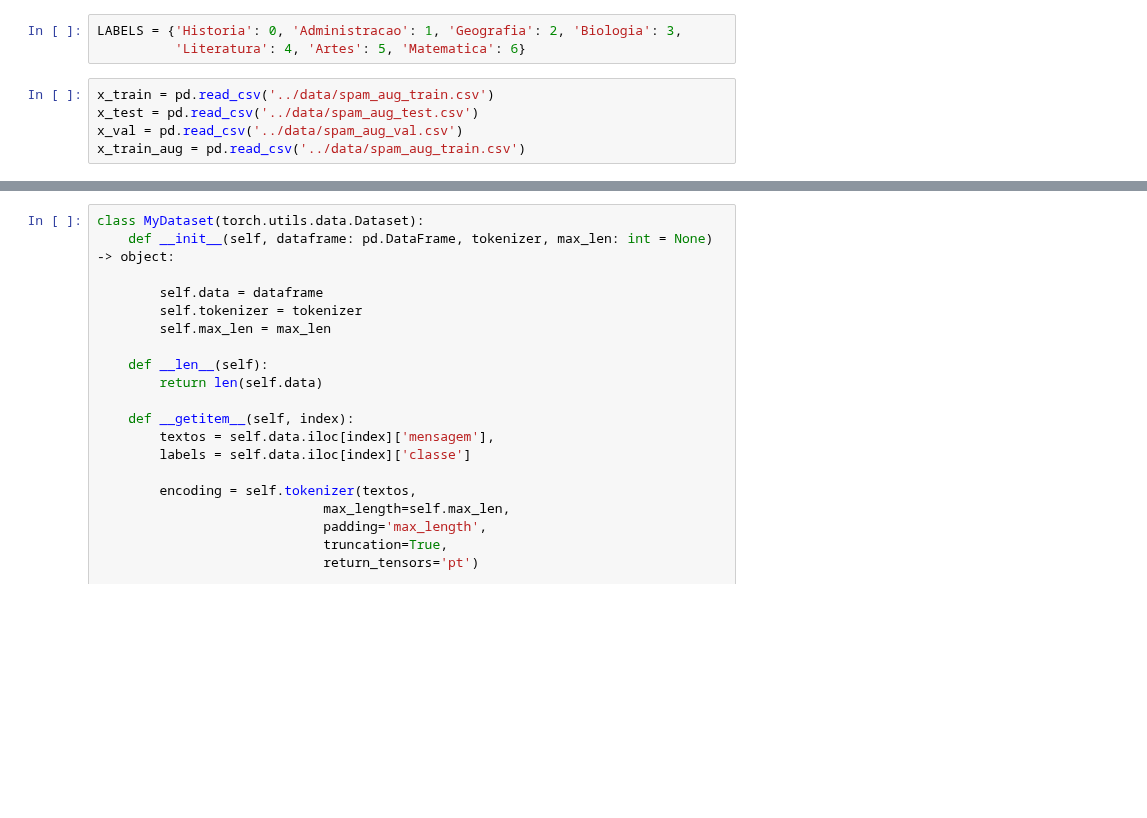
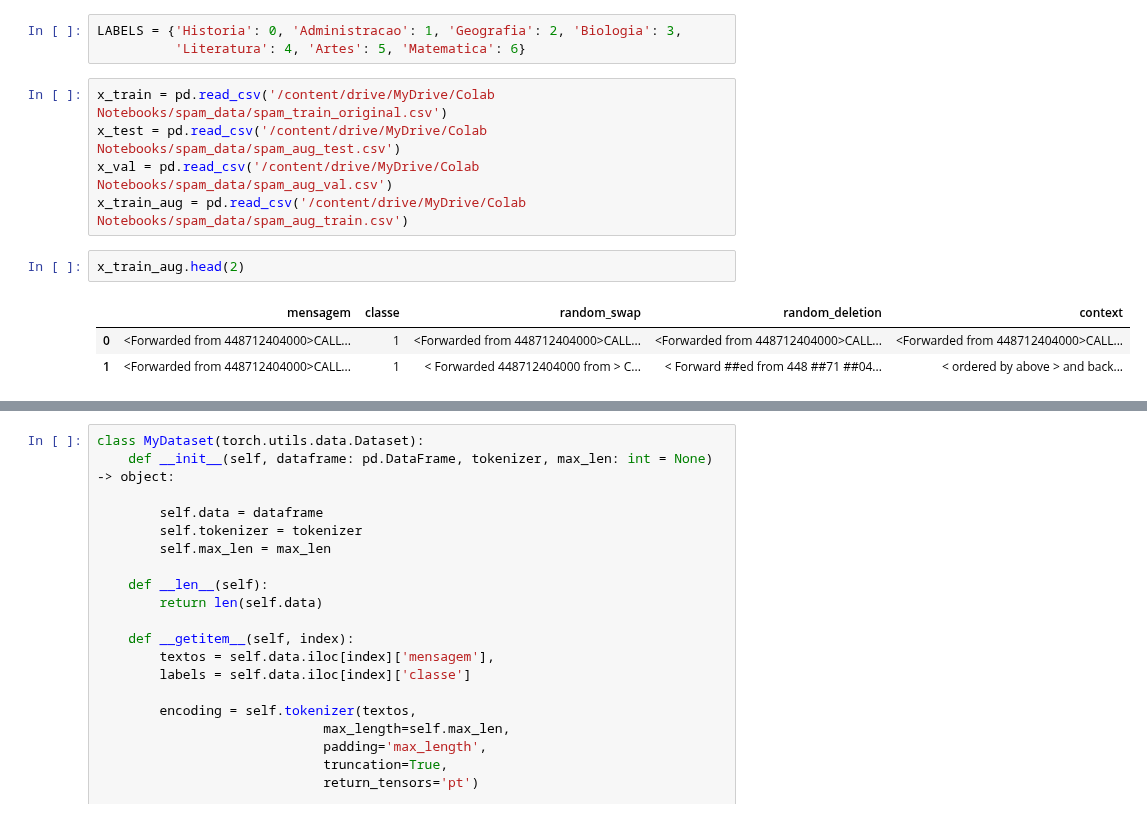
Before and after one commit to kevinsrq/data_augmentation, a Jupyter notebook: notebooks/02.02_spam_bert.ipynb, the cells around one changed output, grey strips where cells are left out. Saved outputs shown, nothing was run; the diff lists cells and outputs as text; blank space fills up the shorter version.

```diff
--- a/notebooks/02.02_spam_bert.ipynb
+++ b/notebooks/02.02_spam_bert.ipynb
@@ -14,7 +23,13 @@ tokenizer = AutoTokenizer.from_pretrained('bert-base-multilingual-cased')
 LABELS = {'Historia': 0, 'Administracao': 1, 'Geografia': 2, 'Biologia': 3,
           'Literatura': 4, 'Artes': 5, 'Matematica': 6}
 # %%
-x_train = pd.read_csv('../data/spam_aug_train.csv')
-x_test = pd.read_csv('../data/spam_aug_test.csv')
-x_val = pd.read_csv('../data/spam_aug_val.csv')
-x_train_aug = pd.read_csv('../data/spam_aug_train.csv')
+x_train = pd.read_csv('/content/drive/MyDrive/Colab Notebooks/spam_data/spam_train_original.csv')
+x_test = pd.read_csv('/content/drive/MyDrive/Colab Notebooks/spam_data/spam_aug_test.csv')
+x_val = pd.read_csv('/content/drive/MyDrive/Colab Notebooks/spam_data/spam_aug_val.csv')
+x_train_aug = pd.read_csv('/content/drive/MyDrive/Colab Notebooks/spam_data/spam_aug_train.csv')
+# %%
+x_train_aug.head(2)
+# %% [output]
+|  | mensagem | classe | random_swap | random_deletion | context |
+| 0 | <Forwarded from 448712404000>CALL... | 1 | <Forwarded from 448712404000>CALL... | <Forwarded from 448712404000>CALL... | <Forwarded from 448712404000>CALL... |
+| 1 | <Forwarded from 448712404000>CALL... | 1 | < Forwarded 448712404000 from > C... | < Forward ##ed from 448 ##71 ##04... | < ordered by above > and back... |
```
Also changed, not shown: parts of 20 cells of this notebook, 9 other files.
